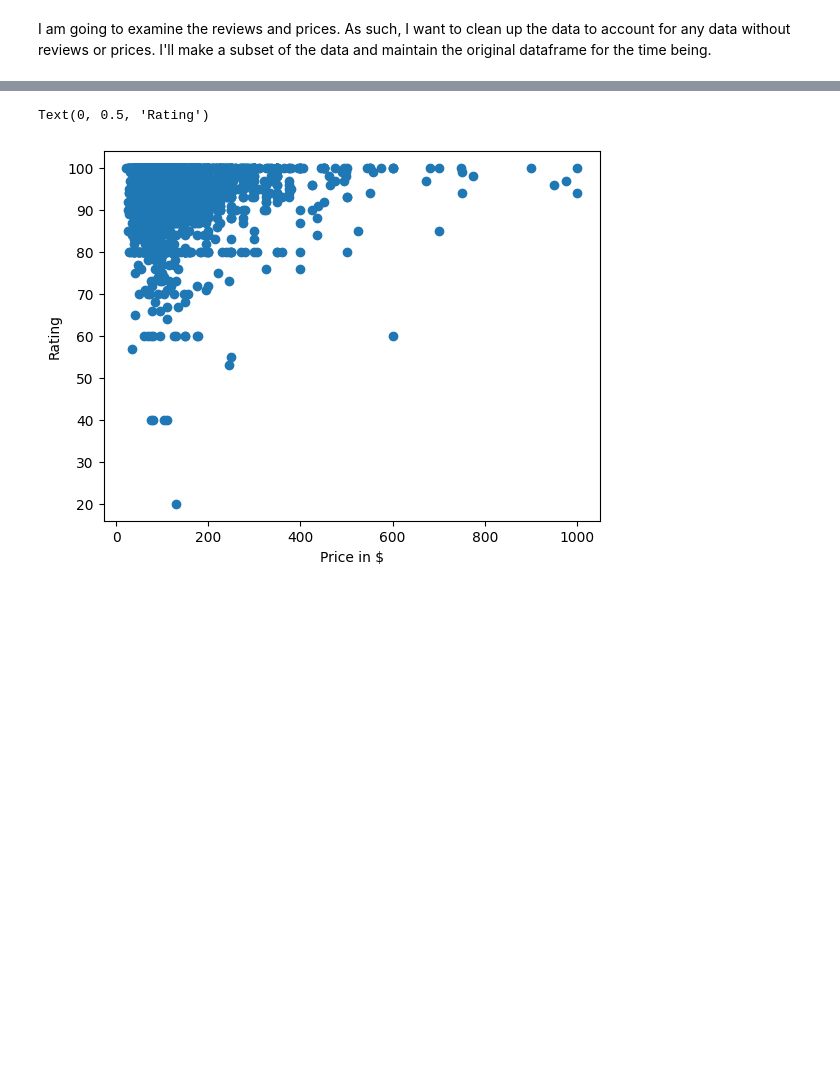
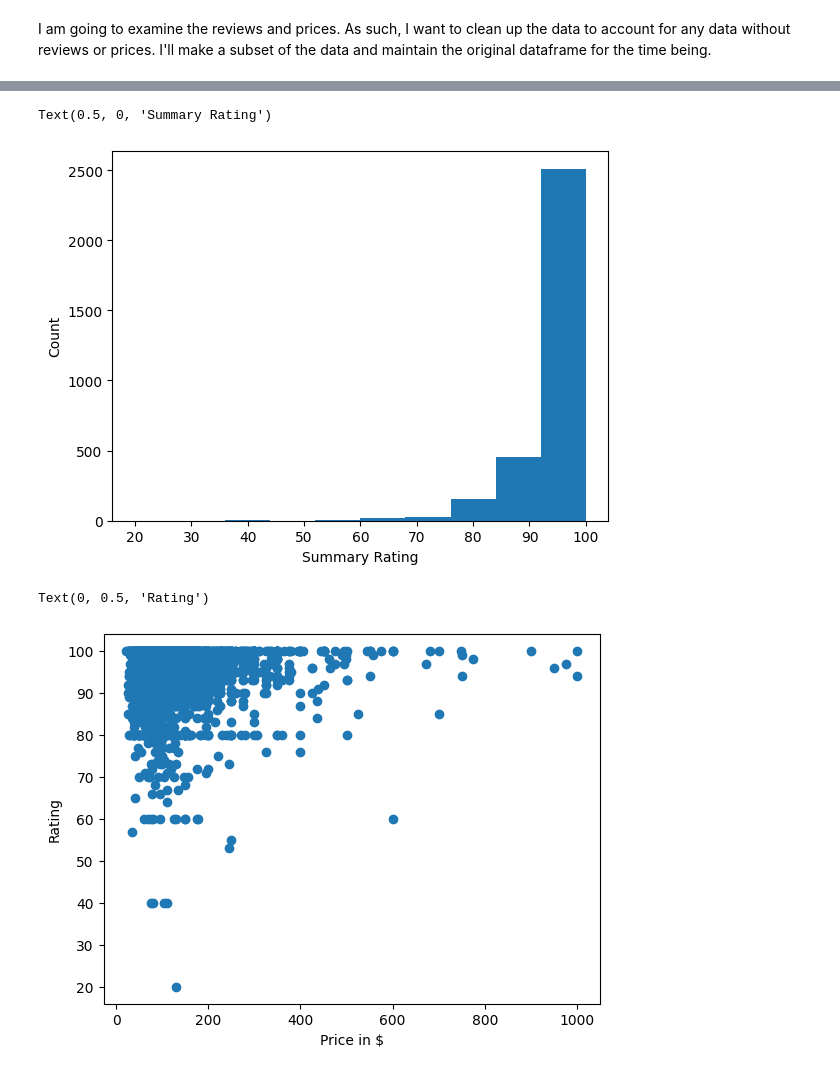
Before and after one commit to AbbieEnders/UdacityProject1, a Jupyter notebook: SeattleAirbnbAnalysis.ipynb, the cells around one changed output, grey strips where cells are left out. Drawn from its saved outputs; the diff is of its cells as text; code cells hidden in the pictures; blank space fills up the shorter version.

```diff
--- a/SeattleAirbnbAnalysis.ipynb
+++ b/SeattleAirbnbAnalysis.ipynb
@@ -44 +58,9 @@ plt.hist(df_subset.rating) # look at distribution of ratings
+# %%
+# look at distribution of ratings
+plt.hist(df_subset.rating)
+plt.ylabel('Count')
+plt.xlabel('Summary Rating')
+# %% [output]
+Text(0.5, 0, 'Summary Rating')
+[figure, added]
 # %%
```
Also changed, not shown: parts of 25 cells of this notebook.
